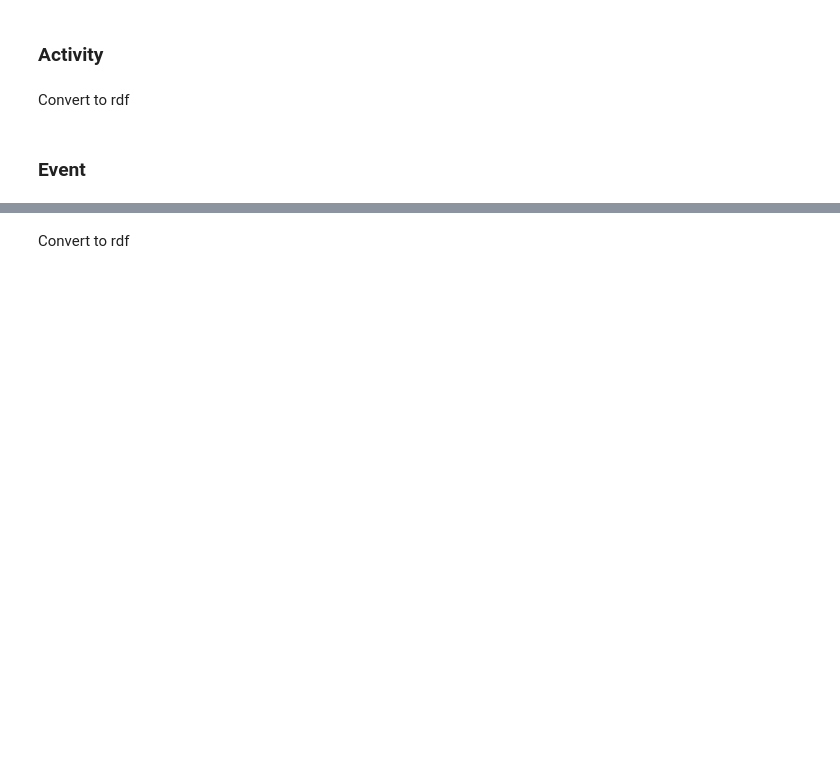
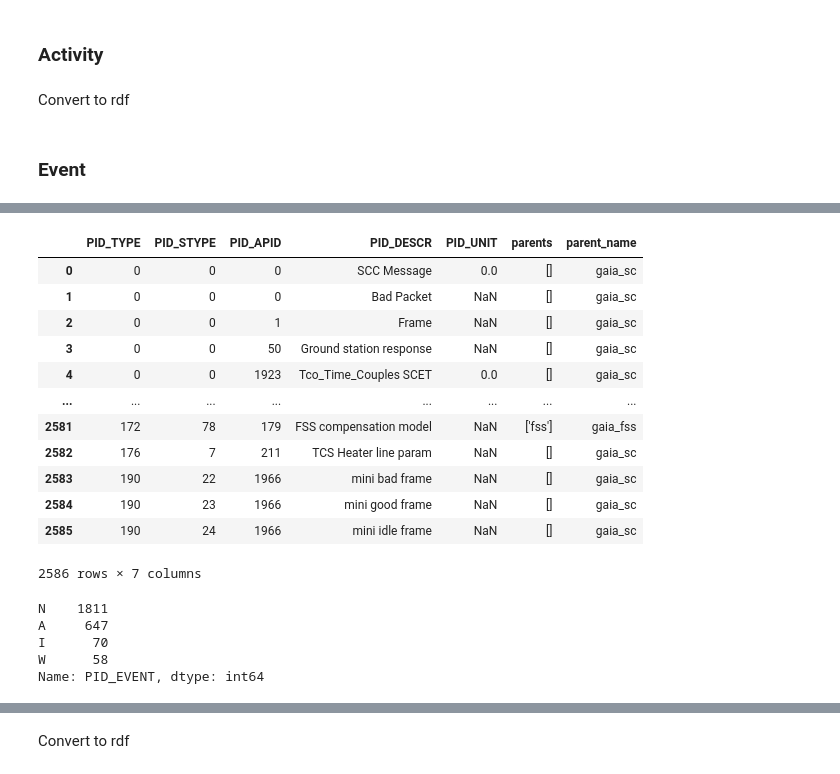
Before and after one commit to PaulDrm/DISCOSQA, a Jupyter notebook: graphdb_kg_generation/read_scos_data.ipynb, the cells around one changed output, grey strips where cells are left out. Cells and saved outputs as stored; diff of their text form; code cells hidden in the pictures; blank space fills up the shorter version.

```diff
--- a/graphdb_kg_generation/read_scos_data.ipynb
+++ b/graphdb_kg_generation/read_scos_data.ipynb
@@ -194,2 +323,28 @@ data_event_gaia
+# %%
+fname_gaia = fpath + '/gaia/event_gaia.csv'
+data_event_gaia = pd.read_csv(fname_gaia, sep=',')#, usecols=[0,1,2,6,7])
+data_event_gaia
+# %% [output]
+|  | PID_TYPE | PID_STYPE | PID_APID | PID_DESCR | PID_UNIT | parents | parent_name |
+| 0 | 0 | 0 | 0 | SCC Message | 0.0 | [] | gaia_sc |
+| 1 | 0 | 0 | 0 | Bad Packet | NaN | [] | gaia_sc |
+| 2 | 0 | 0 | 1 | Frame | NaN | [] | gaia_sc |
+| 3 | 0 | 0 | 50 | Ground station response | NaN | [] | gaia_sc |
+| 4 | 0 | 0 | 1923 | Tco_Time_Couples SCET | 0.0 | [] | gaia_sc |
+| ... | ... | ... | ... | ... | ... | ... | ... |
+| 2581 | 172 | 78 | 179 | FSS compensation model | NaN | ['fss'] | gaia_fss |
+| 2582 | 176 | 7 | 211 | TCS Heater line param | NaN | [] | gaia_sc |
+| 2583 | 190 | 22 | 1966 | mini bad frame | NaN | [] | gaia_sc |
+| 2584 | 190 | 23 | 1966 | mini good frame | NaN | [] | gaia_sc |
+| 2585 | 190 | 24 | 1966 | mini idle frame | NaN | [] | gaia_sc |
+2586 rows × 7 columns
+# %%
+data_event_gaia.PID_EVENT.value_counts()
+# %% [output]
+N    1811
+A     647
+I      70
+W      58
+Name: PID_EVENT, dtype: int64
 # %%
 parse_ev = gaia_parse['Event']
```
Also changed, not shown: parts of 28 cells of this notebook, 6 other files.
